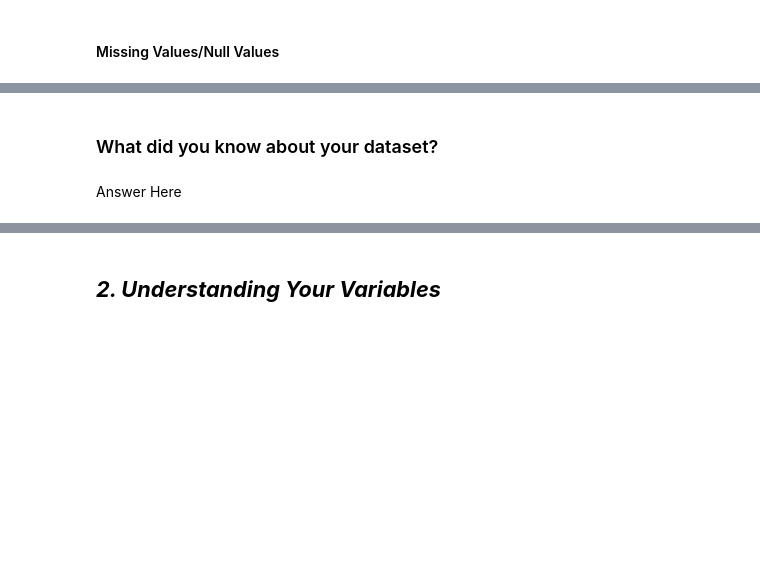
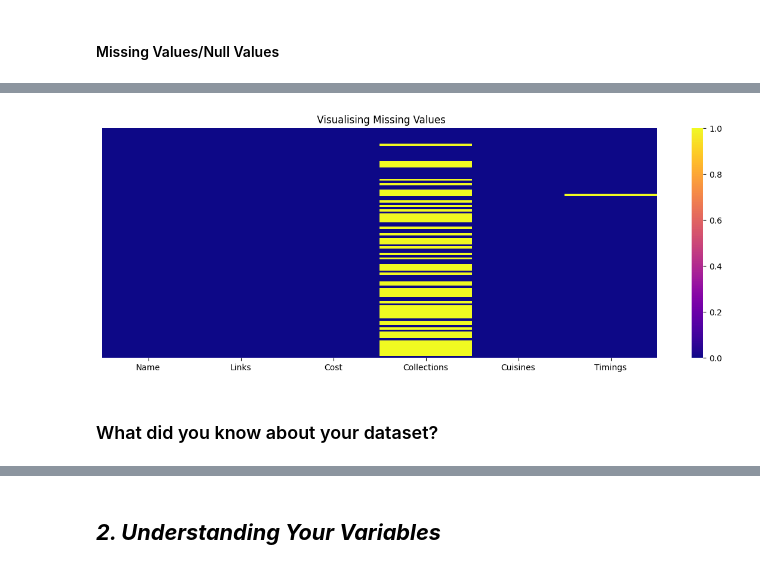
Before and after one commit to Amanr1996/Capstone_Zomato_Restaurant_clustering_and_sentiment_Analysis, a Jupyter notebook: Zomato_Restaurant_clustering_and_sentiment_Analysis.ipynb, the cells around one changed output, grey strips where cells are left out. Cells and saved outputs as stored; diff of their text form; code cells hidden in the pictures; blank space fills up the shorter version.

```diff
--- a/Zomato_Restaurant_clustering_and_sentiment_Analysis.ipynb
+++ b/Zomato_Restaurant_clustering_and_sentiment_Analysis.ipynb
@@ -92,3 +123,6 @@ M - Multivariate Analysis
+# %%
+# Importing datasets.
+meta_df_main=pd.read_csv("/content/drive/MyDrive/Capstone_Project_4/Zomato Restaurant names and Metadata.csv")
 # %% [markdown]
 ### Dataset First View
 # %%
@@ -114,4 +185,9 @@ M - Multivariate Analysis
+# %%
+# Visualizing the missing values
+plt.figure(figsize=(15,5))
+sns.heatmap(meta_df_main.isnull(),cmap='plasma',annot=False,yticklabels=False)
+plt.title(" Visualising Missing Values");
+# %% [output]
+[figure, added]
 # %% [markdown]
 ### What did you know about your dataset?
-# %% [markdown]
-Answer Here
```
Also changed, not shown: parts of 21 cells of this notebook.
